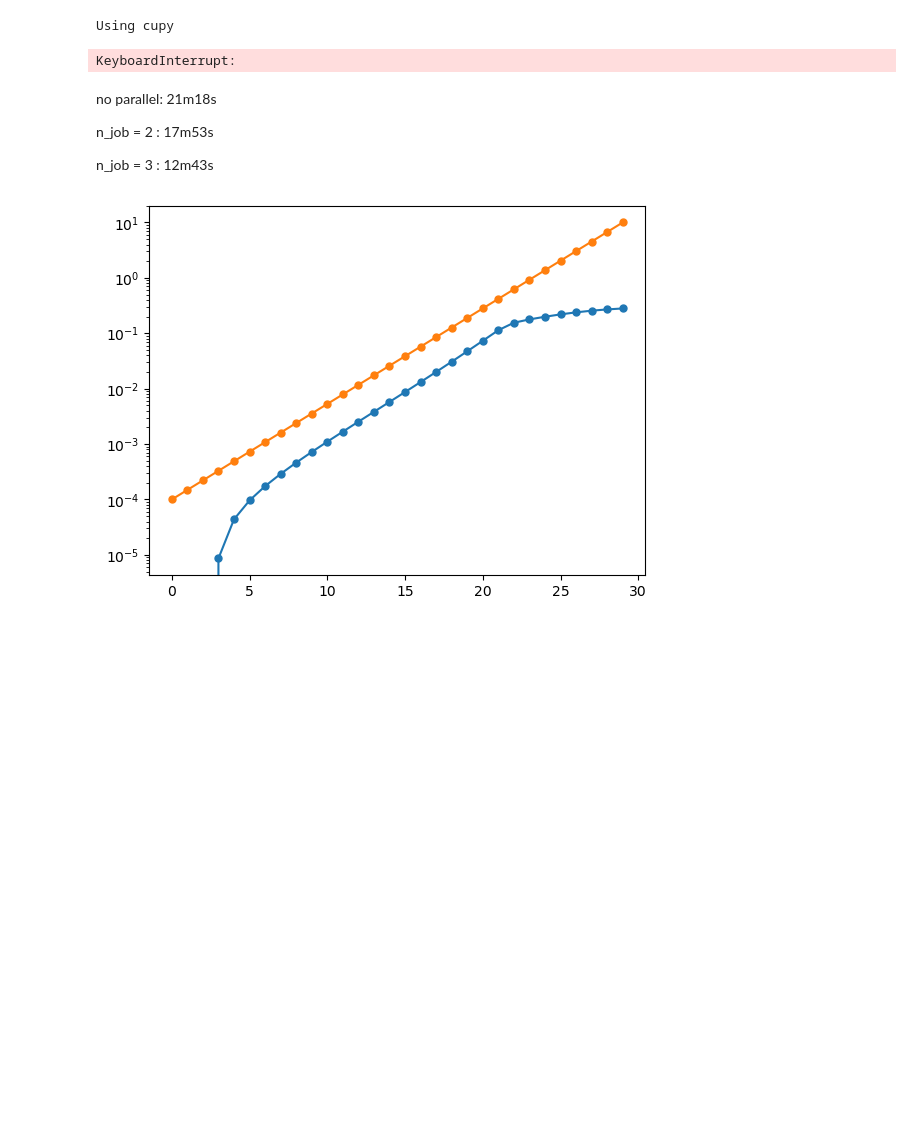
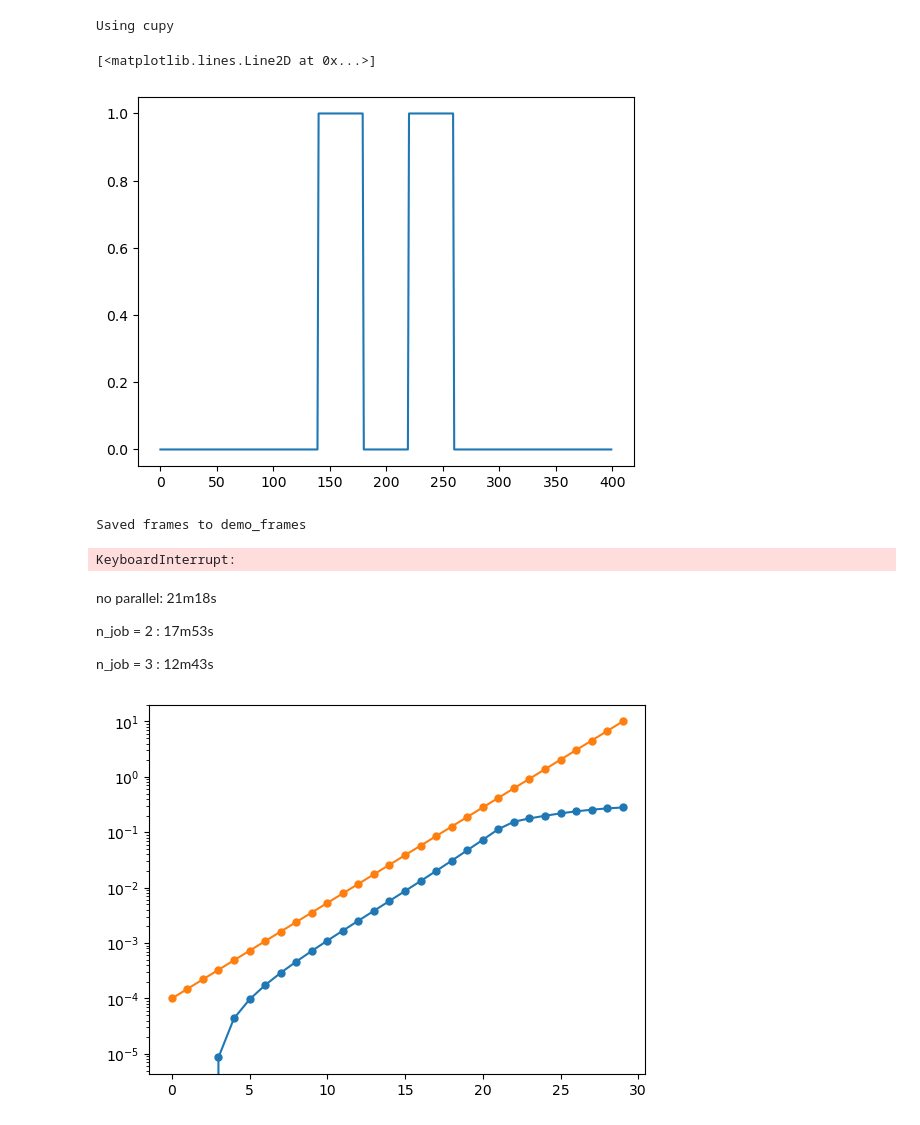
Before and after one commit to yuchenyan0107/LBM_Diffusion, a Jupyter notebook: cupy_compatible/demo_triple_species.ipynb, the cells around one changed output. Saved outputs shown, nothing was run; the diff lists cells and outputs as text; code cells hidden in the pictures; blank space fills up the shorter version.

```diff
--- a/cupy_compatible/demo_triple_species.ipynb
+++ b/cupy_compatible/demo_triple_species.ipynb
@@ -15,8 +15,8 @@ Using cupy
 class Config:
     nx: int = 400
     ny: int = 200
-    steps: int = 2000
-    output_stride: int = 200
+    steps: int = 10000
+    output_stride: int = 500
     molecular_weights: tuple[float, float, float] = (28.0, 2.0, 44.0)  # N2, H2, CO2
     # Left half: 50% N2 + 50% H2, Right half: 50% N2 + 50% CO2
     left_frac: tuple[float, float, float] = (0.5, 0.25, 0.35) # pressure fraction
@@ -70,12 +70,24 @@ def main(absorption_coefficient):
     print(f"Saved frames to {out_dir}")
 
     return f
+# %%
+absorption_coefficient = 100
+
+non_absorb_mask = xp.zeros(Config.nx, dtype=bool)
+gap = 20
+width = 40
+non_absorb_mask[Config.nx//2 - gap - width: Config.nx//2- gap] = True
+non_absorb_mask[Config.nx//2 + gap : Config.nx//2 + gap + width] = True
+
+plt.plot(to_numpy(non_absorb_mask))
+# %% [output]
+[<matplotlib.lines.Line2D at 0x...>]
+[figure, added]
 # %%
 #%prun -D mslbm.pstat f = main()
-absorption_coefficient = 1
-f = main(absorption_coefficient)
+f = main(absorption_coefficient, non_absorb_mask)
 # %% [output]
-KeyboardInterrupt:
+Saved frames to demo_frames
 # %%
 def slope_absorption(f):
     phi = 1.0 / xp.array(Config.molecular_weights, dtype=xp.float64)
@@ -124,4 +136,6 @@ def parameter_sweep(num):
 
     return absorption_rates, np.array(slopes), np.array(Cws)
 # %%
-absorption_rates, slopes, Cws = parameter_sweep_parallel(num = 30, n_jobs=2, backend="loky")
+absorption_rates, slopes, Cws = parameter_sweep_parallel(num = 30, n_jobs=3, backend="loky")
+# %% [output]
+KeyboardInterrupt:
```
Also changed, not shown: parts of 4 cells of this notebook, 2 other files.
